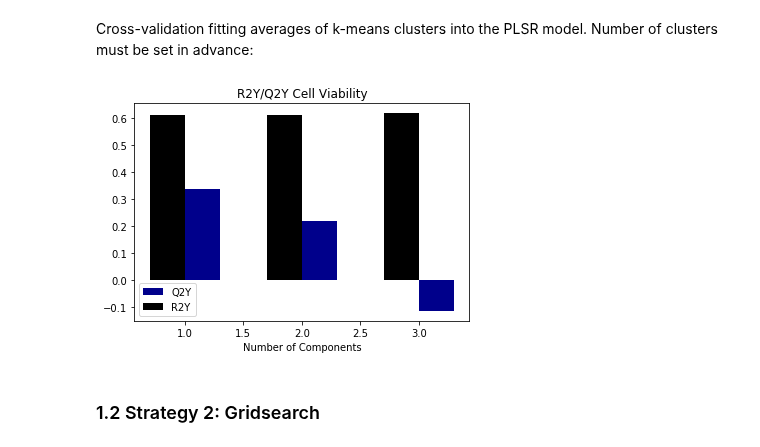
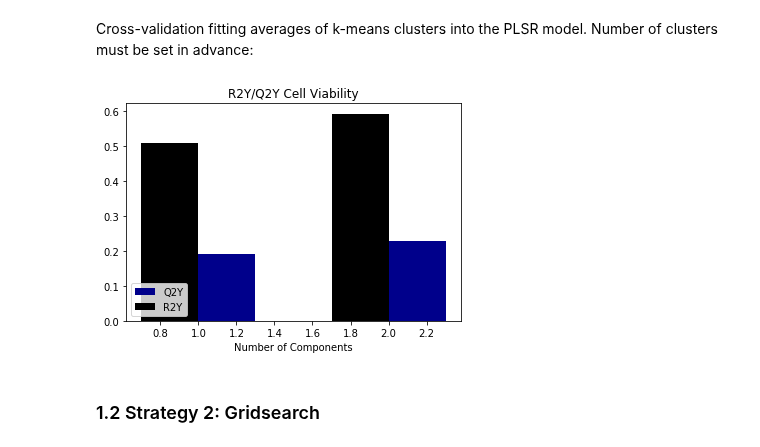
Before and after one commit to meyer-lab/DDMC, a Jupyter notebook: Figure2_kmeansPLSR.ipynb, the cells around one changed output. Cells and saved outputs as stored; diff of their text form; code cells hidden in the pictures.

```diff
--- a/Figure2_kmeansPLSR.ipynb
+++ b/Figure2_kmeansPLSR.ipynb
@@ -25,6 +26,8 @@ warnings.simplefilter("ignore")
 ### Phosphorylation measurements:
 # %%
 ABC_mc = preprocessing(motifs=True, Vfilter=True, FCfilter=True, log2T=True)
+ABC_mc = preprocess_seqs(ABC_mc, "Y")
+
 
 header = ABC_mc.columns
 treatments = ABC_mc.columns[2:12]
@@ -70,15 +73,15 @@ Y_cv = Y_cv[Y_cv["Elapsed"] == 72].iloc[0, 1:]
 # %% [markdown]
 Cross-validation fitting averages of k-means clusters into the PLSR model. Number of clusters must be set in advance:
 # %%
-ncl = 3
+ncl = 2
 # %%
 kmeans = MyOwnKMEANS(ncl).fit(data, Y_cv)
 centers = kmeans.transform(data)
 # %%
-fig, ax = plt.subplots(1, 1)
+fig, ax = plt.subplots(1, 1, figsize=(7,6))
 plotR2YQ2Y(ax, ncl, centers, Y_cv)
 # %% [output]
-[figure, old version]
+[figure, new version]
 # %% [markdown]
 ### 1.2 Strategy 2: Gridsearch
 # %% [markdown]
```
Also changed, not shown: parts of 10 cells of this notebook, 12 other files.
